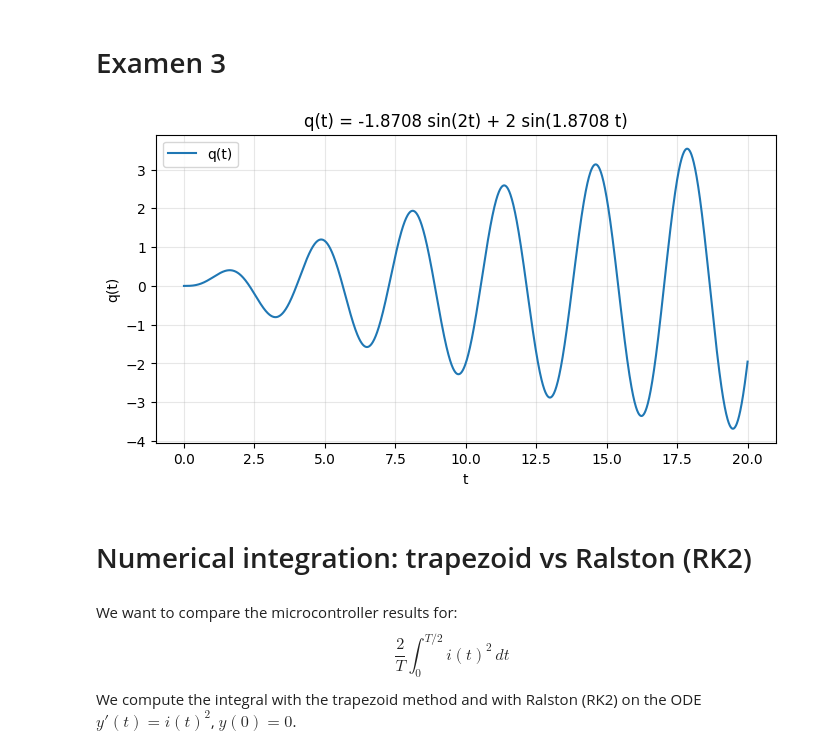
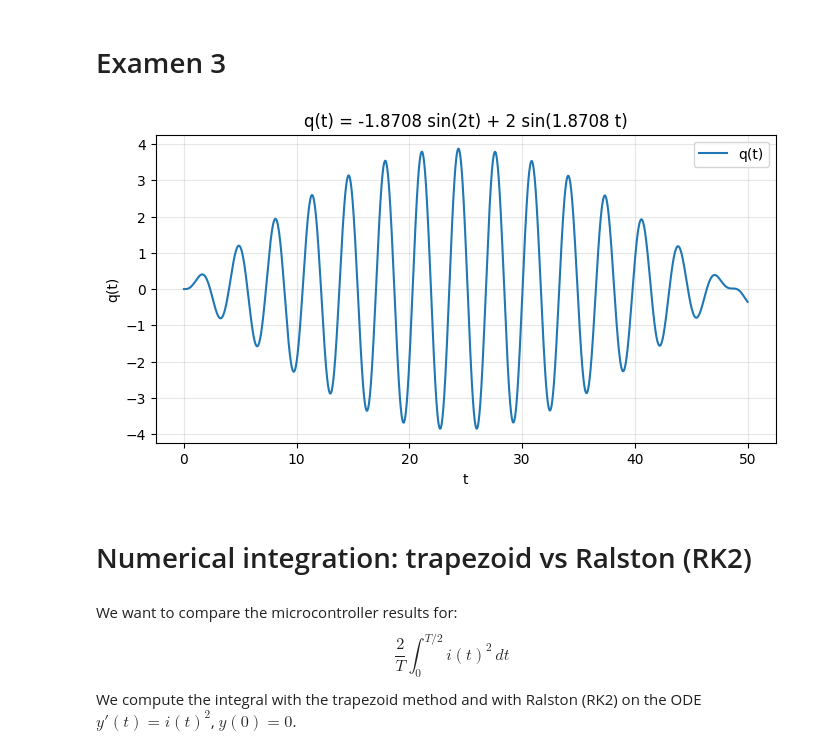
Before and after one commit to DasReyxr/C-Cpp, a Jupyter notebook: Metodos/3ExamenTrapecioRaltson/JupyterNotebook.ipynb, the cells around one changed output. Cells and saved outputs as stored; diff of their text form; code cells hidden in the pictures.

```diff
--- a/Metodos/3ExamenTrapecioRaltson/JupyterNotebook.ipynb
+++ b/Metodos/3ExamenTrapecioRaltson/JupyterNotebook.ipynb
@@ -380,22 +380,22 @@ P(0.0020) = 5382143.958000
 # %%
 # Analytic solution plot: q(t) = -1.8708 sin(2t) + 2 sin(1.8708 t)
 import numpy as np
 import matplotlib.pyplot as plt
 
-t_end = 20.0
+t_end = 50.0
 t = np.linspace(0.0, t_end, 2000)
 q = -1.8708 * np.sin(2.0 * t) + 2.0 * np.sin(1.8708 * t)
 
 plt.figure(figsize=(8, 4))
 plt.plot(t, q, label="q(t)")
 plt.title("q(t) = -1.8708 sin(2t) + 2 sin(1.8708 t)")
 plt.xlabel("t")
 plt.ylabel("q(t)")
 plt.grid(True, alpha=0.3)
 plt.legend()
 plt.show()
 # %% [output]
-[figure, old version]
+[figure, new version]
 # %% [markdown]
 # Numerical integration: trapezoid vs Ralston (RK2)
 #
```
Also changed, not shown: 7 other files.
